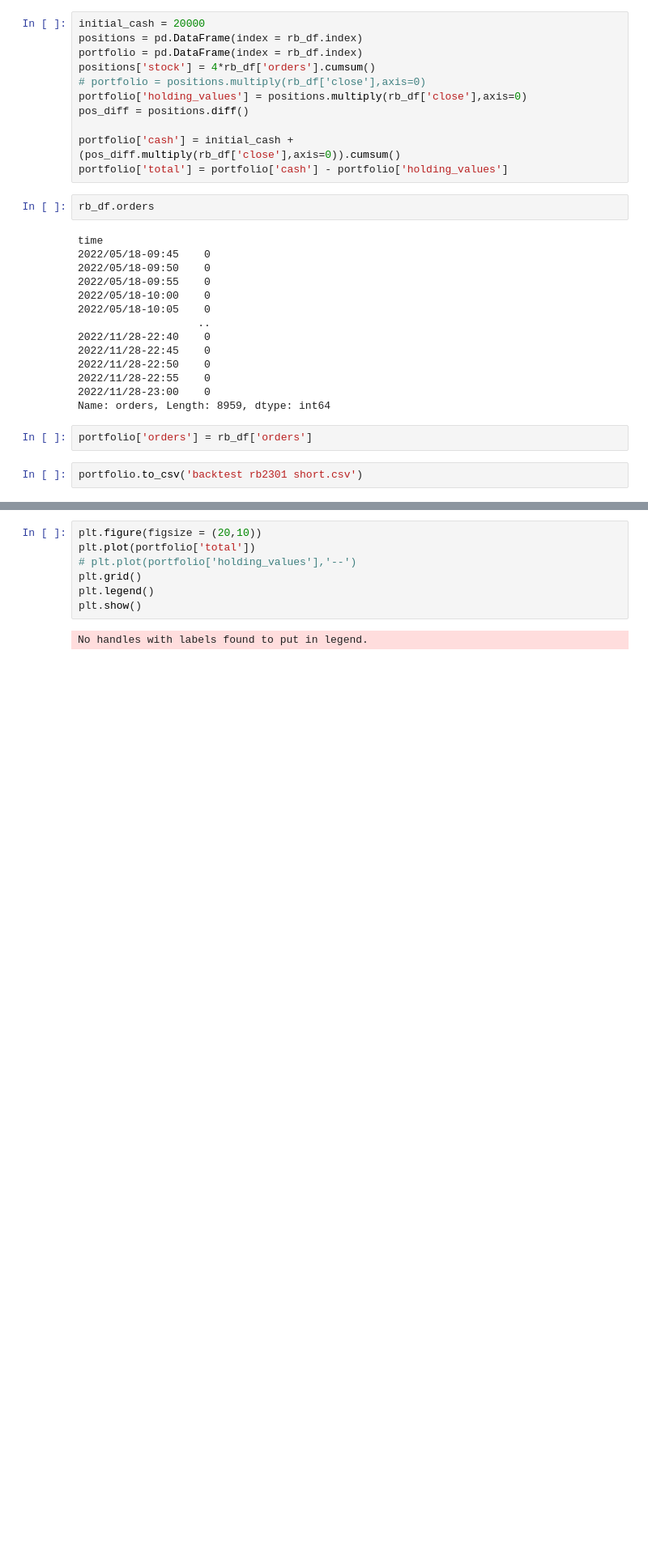
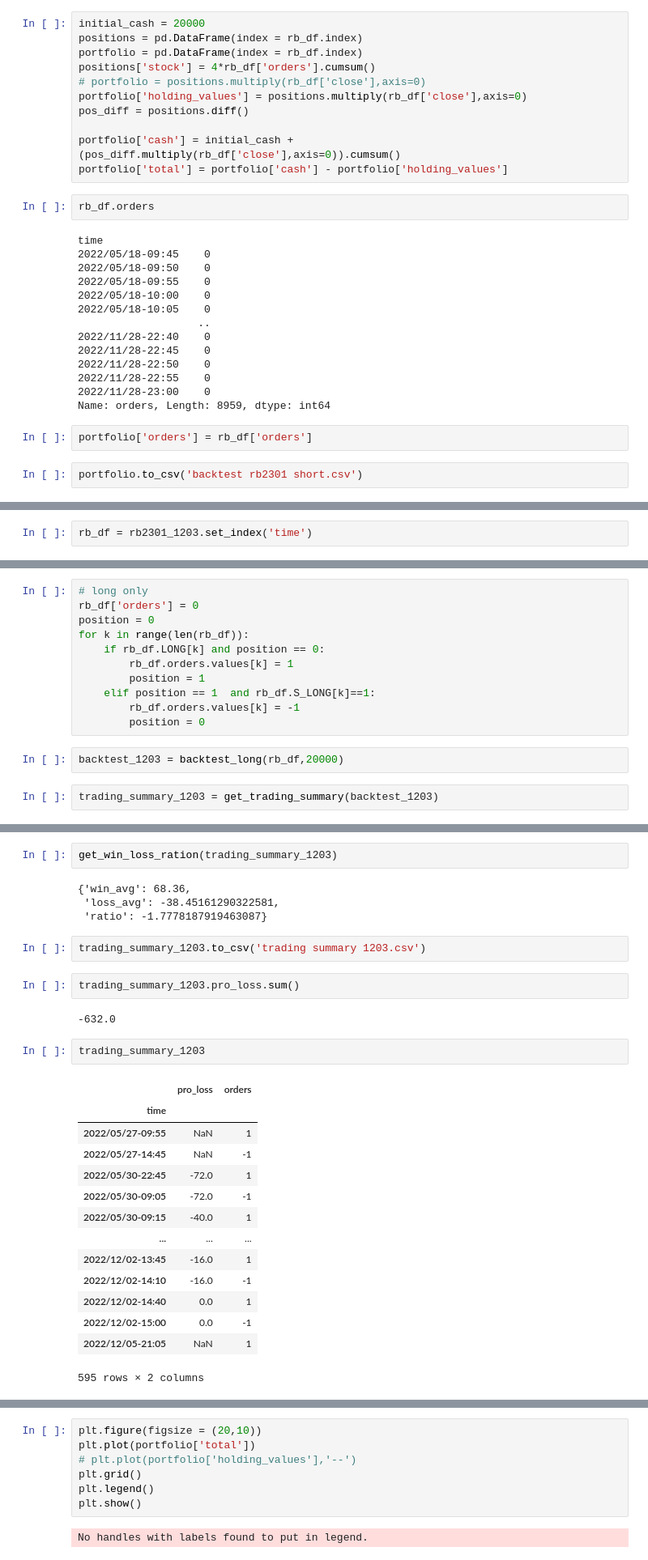
Before and after one commit to nuswgg/quants_qa, a Jupyter notebook: python/Py Quant Trading Practise/测试RB.ipynb, the cells around one changed output, grey strips where cells are left out. Shown at 81% size. Cells and saved outputs as stored; diff of their text form; blank space fills up the shorter version.

```diff
--- a/python/Py Quant Trading Practise/测试RB.ipynb
+++ b/python/Py Quant Trading Practise/测试RB.ipynb
@@ -258,0 +356,2 @@ portfolio.to_csv('backtest rb2301 short.csv')
+# %%
+rb_df = rb2301_1203.set_index('time')
@@ -258,0 +367,15 @@ portfolio.to_csv('backtest rb2301 short.csv')
+# %%
+# long only
+rb_df['orders'] = 0
+position = 0
+for k in range(len(rb_df)):
+    if rb_df.LONG[k] and position == 0:
+        rb_df.orders.values[k] = 1
+        position = 1
+    elif position == 1  and rb_df.S_LONG[k]==1:
+        rb_df.orders.values[k] = -1
+        position = 0
+# %%
+backtest_1203 = backtest_long(rb_df,20000)
+# %%
+trading_summary_1203 = get_trading_summary(backtest_1203)
@@ -258,0 +393,29 @@ portfolio.to_csv('backtest rb2301 short.csv')
+# %%
+get_win_loss_ration(trading_summary_1203)
+# %% [output]
+{'win_avg': 68.36,
+ 'loss_avg': -38.45161290322581,
+ 'ratio': -1.7778187919463087}
+# %%
+trading_summary_1203.to_csv('trading summary 1203.csv')
+# %%
+trading_summary_1203.pro_loss.sum()
+# %% [output]
+-632.0
+# %%
+trading_summary_1203
+# %% [output]
+|  | pro_loss | orders |
+| time |  |  |
+| 2022/05/27-09:55 | NaN | 1 |
+| 2022/05/27-14:45 | NaN | -1 |
+| 2022/05/30-22:45 | -72.0 | 1 |
+| 2022/05/30-09:05 | -72.0 | -1 |
+| 2022/05/30-09:15 | -40.0 | 1 |
+| ... | ... | ... |
+| 2022/12/02-13:45 | -16.0 | 1 |
+| 2022/12/02-14:10 | -16.0 | -1 |
+| 2022/12/02-14:40 | 0.0 | 1 |
+| 2022/12/02-15:00 | 0.0 | -1 |
+| 2022/12/05-21:05 | NaN | 1 |
+595 rows × 2 columns
```
Also changed, not shown: parts of 40 cells of this notebook, 7 other files.
